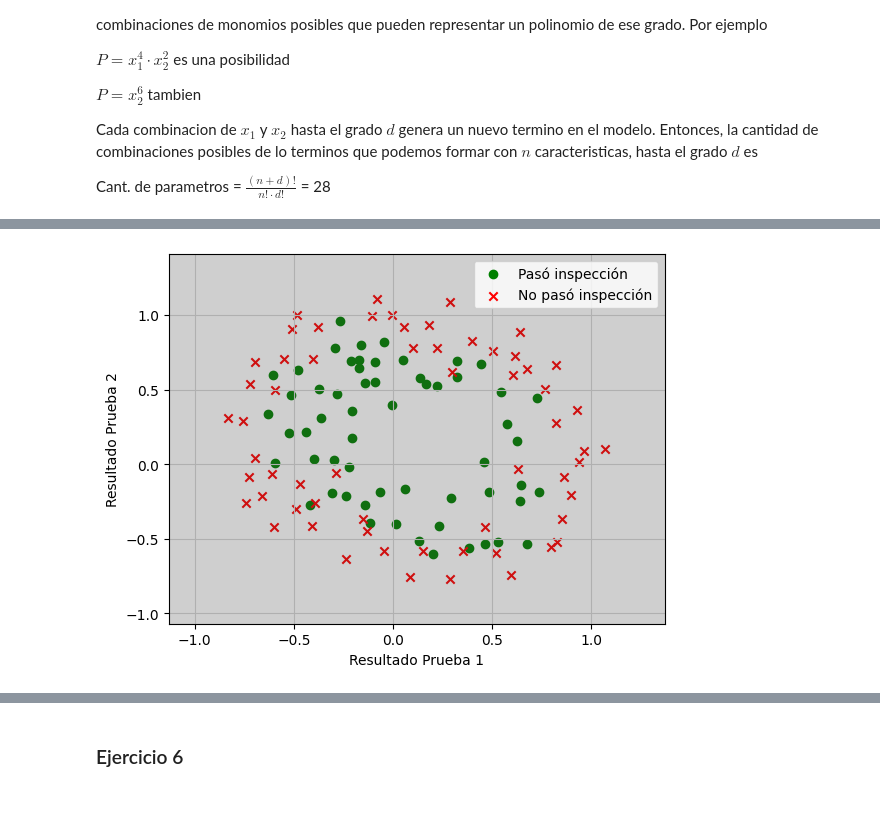
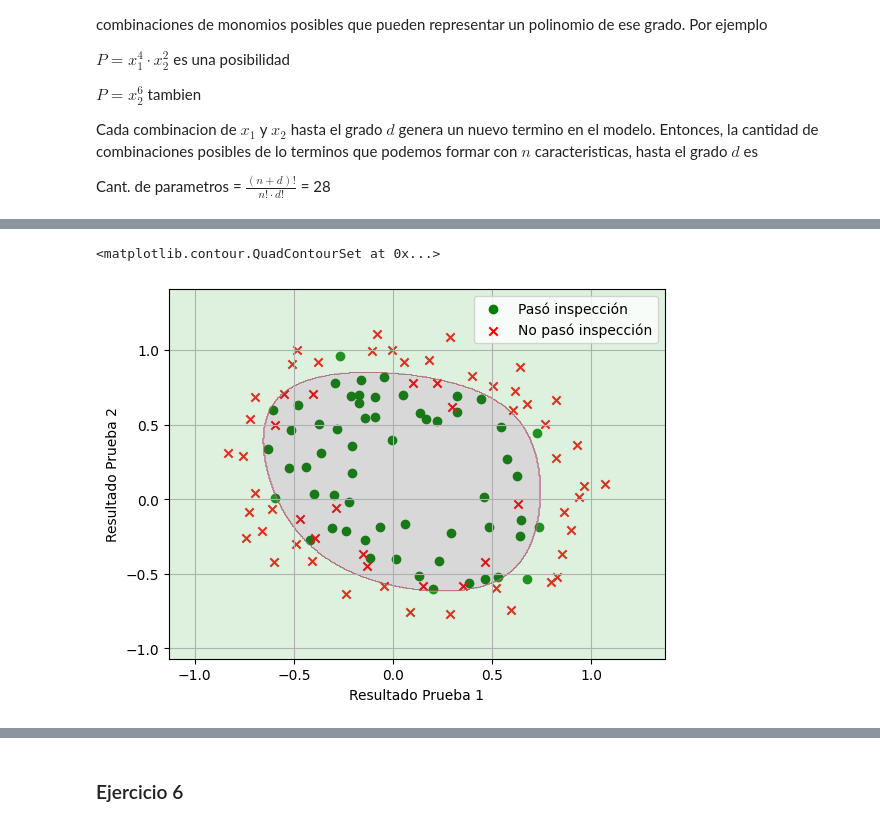
Before and after one commit to joaquinmacia/taller_procesamiento_senales, a Jupyter notebook: guia_2/guia_2.ipynb, the cells around one changed output, grey strips where cells are left out. Saved outputs shown, nothing was run; the diff lists cells and outputs as text; code cells hidden in the pictures.

```diff
--- a/guia_2/guia_2.ipynb
+++ b/guia_2/guia_2.ipynb
@@ -412,11 +410,16 @@ X_poly = poly.fit_transform(resultado_pruebas)
 
 #del resultado_pruebas, resultado_inspeccion, poly, X_poly
 # %%
-# b)
+# c)
 
-# Creamos el modelo con los parametros y lo entrenamos
-reg_logistica = LogisticRegression(max_iter=10000, penalty=None)
-reg_logistica.fit(X_poly, resultado_inspeccion)
+# Definimos el parametro de regularizacion
+
+lambda_regularizacion = 1000
+
+reg_logistica_1000 = LogisticRegression(C = 1/lambda_regularizacion, penalty='l2', max_iter=10000)
+
+# Entrenamos el nuevo modelo
+reg_logistica_1000.fit(X_poly, resultado_inspeccion)
 
 
 # Grafico el resultado de las pruebas
@@ -432,13 +435,13 @@ x_min, x_max = resultado_pruebas[:, 0].min() - 0.3, resultado_pruebas[:, 0].max(
 y_min, y_max = resultado_pruebas[:, 1].min() - 0.3, resultado_pruebas[:, 1].max() + 0.3
 xx, yy = np.meshgrid(np.linspace(x_min, x_max, 500), np.linspace(y_min, y_max, 500))
 
-# Predecir sobre la malla de puntos con el modelo entrenado
-prediccion = reg_logistica.predict(poly.fit_transform(np.c_[xx.ravel(), yy.ravel()]))
-prediccion = prediccion.reshape(xx.shape)
+# Predecir sobre la malla de puntos con el nuevo modelo entrenado
+prediccion_1000 = reg_logistica_1000.predict(poly.fit_transform(np.c_[xx.ravel(), yy.ravel()]))
+prediccion_1000 = prediccion_1000.reshape(xx.shape)
 
 # Graficar la frontera de decisión
-plt.contourf(xx, yy, prediccion, alpha=0.25, cmap='grey')
+plt.contourf(xx, yy, prediccion_1000, alpha=0.25, cmap='Accent')
 
 
-#del reg_logistica, x_min, x_max, y_min, y_max, xx, yy, prediccion
+#del lambda_regularizacion, reg_logistica_1000, x_min, x_max, y_min, y_max, xx, yy, prediccion_1000
 # %% [output]
@@ -446,37 +450,38 @@ plt.contourf(xx, yy, prediccion, alpha=0.25, cmap='grey')
 # %%
-# c)
+# d) muy paredico al c), pero cambiamos el valor del lambda
 
 # Definimos el parametro de regularizacion
 
-lambda_regularizacion = 1000
+lambda_regularizacion = 1
 
-reg_logistica_1000 = LogisticRegression(C = 1/lambda_regularizacion, penalty='l2', max_iter=10000)
+reg_logistica_1 = LogisticRegression(C = 1/lambda_regularizacion, penalty='l2', max_iter=10000)
 
 # Entrenamos el nuevo modelo
-reg_logistica_1000.fit(X_poly, resultado_inspeccion)
+reg_logistica_1.fit(X_poly, resultado_inspeccion)
 
 
 # Grafico el resultado de las pruebas
 plt.scatter(resultado_pruebas[resultado_inspeccion == 1][:, 0], resultado_pruebas[resultado_inspeccion == 1][:, 1], color='green', marker='o', label='Pasó inspección')
 plt.scatter(resultado_pruebas[resultado_inspeccion == 0][:, 0], resultado_pruebas[resultado_inspeccion == 0][:, 1], color='red', marker='x',label='No pasó inspección')
 plt.xlabel('Resultado Prueba 1')
 plt.ylabel('Resultado Prueba 2')
 plt.legend()
 plt.grid()
 
 # Creamos malla para la frontera
 x_min, x_max = resultado_pruebas[:, 0].min() - 0.3, resultado_pruebas[:, 0].max() + 0.3
 y_min, y_max = resultado_pruebas[:, 1].min() - 0.3, resultado_pruebas[:, 1].max() + 0.3
 xx, yy = np.meshgrid(np.linspace(x_min, x_max, 500), np.linspace(y_min, y_max, 500))
 
 # Predecir sobre la malla de puntos con el nuevo modelo entrenado
-prediccion_1000 = reg_logistica_1000.predict(poly.fit_transform(np.c_[xx.ravel(), yy.ravel()]))
-prediccion_1000 = prediccion_1000.reshape(xx.shape)
+prediccion_1 = reg_logistica_1.predict(poly.fit_transform(np.c_[xx.ravel(), yy.ravel()]))
+prediccion_1 = prediccion_1.reshape(xx.shape)
 
 # Graficar la frontera de decisión
-plt.contourf(xx, yy, prediccion_1000, alpha=0.25, cmap='grey')
+plt.contourf(xx, yy, prediccion_1, alpha=0.25, cmap='Accent')
 
 
-#del lambda_regularizacion, reg_logistica_1000, x_min, x_max, y_min, y_max, xx, yy, prediccion_1000
+#del lambda_regularizacion, reg_logistica_1, x_min, x_max, y_min, y_max, xx, yy, prediccion_1
 # %% [output]
+<matplotlib.contour.QuadContourSet at 0x...>
-[figure, old version]
+[figure, new version]
```
Also changed, not shown: parts of 4 cells of this notebook, 1 other file.
